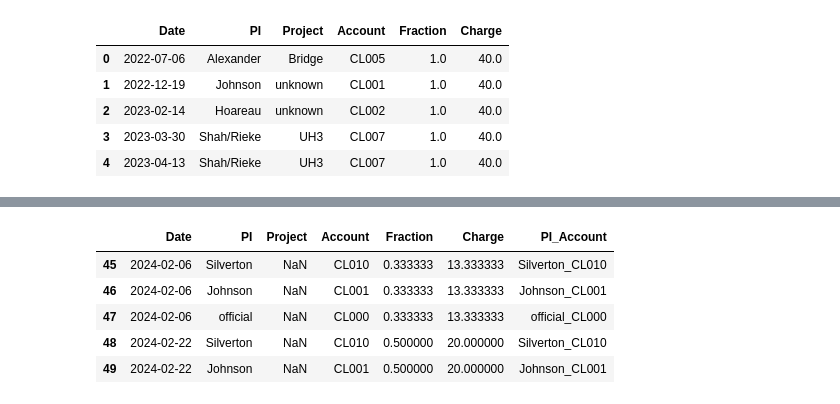
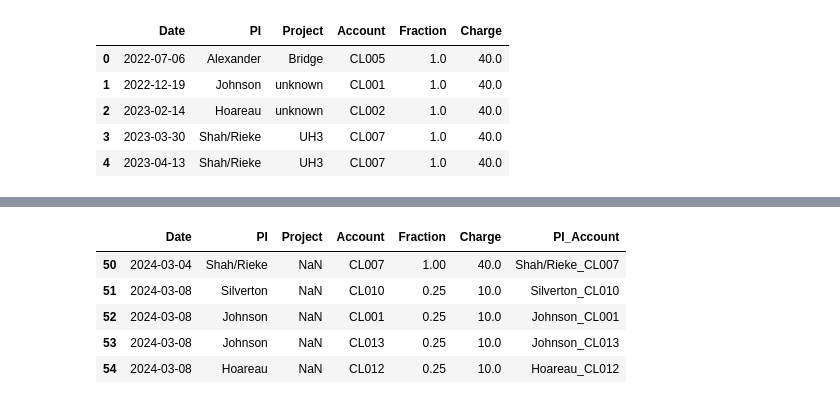
Before and after one commit to mzabrisk/eto_billing, a Jupyter notebook: cost_distribution.ipynb, the cells around one changed output, grey strips where cells are left out. Drawn from its saved outputs; the diff is of its cells as text; code cells hidden in the pictures.

```diff
--- a/cost_distribution.ipynb
+++ b/cost_distribution.ipynb
@@ -64,19 +68,19 @@ use_df
 # %%
 # create subset df for period of interest
 
 #### Date range of interest must be updated ####
-date_min = '2024-02-01'
-date_max = '2024-02-29'
+date_min = '2024-03-01'
+date_max = '2024-03-31'
 
 period_of_interest_df = use_df[(use_df['Date'] >= date_min) & (use_df['Date'] <= date_max)]
 period_of_interest_df
 # %% [output]
 |  | Date | PI | Project | Account | Fraction | Charge | PI_Account |
-| 45 | 2024-02-06 | Silverton | NaN | CL010 | 0.333333 | 13.333333 | Silverton_CL010 |
-| 46 | 2024-02-06 | Johnson | NaN | CL001 | 0.333333 | 13.333333 | Johnson_CL001 |
-| 47 | 2024-02-06 | official | NaN | CL000 | 0.333333 | 13.333333 | official_CL000 |
-| 48 | 2024-02-22 | Silverton | NaN | CL010 | 0.500000 | 20.000000 | Silverton_CL010 |
-| 49 | 2024-02-22 | Johnson | NaN | CL001 | 0.500000 | 20.000000 | Johnson_CL001 |
+| 50 | 2024-03-04 | Shah/Rieke | NaN | CL007 | 1.00 | 40.0 | Shah/Rieke_CL007 |
+| 51 | 2024-03-08 | Silverton | NaN | CL010 | 0.25 | 10.0 | Silverton_CL010 |
+| 52 | 2024-03-08 | Johnson | NaN | CL001 | 0.25 | 10.0 | Johnson_CL001 |
+| 53 | 2024-03-08 | Johnson | NaN | CL013 | 0.25 | 10.0 | Johnson_CL013 |
+| 54 | 2024-03-08 | Hoareau | NaN | CL012 | 0.25 | 10.0 | Hoareau_CL012 |
 # %%
 # creating new dataframe to total uses and charge
 
```
Also changed, not shown: parts of 6 cells of this notebook, 5 other files.
